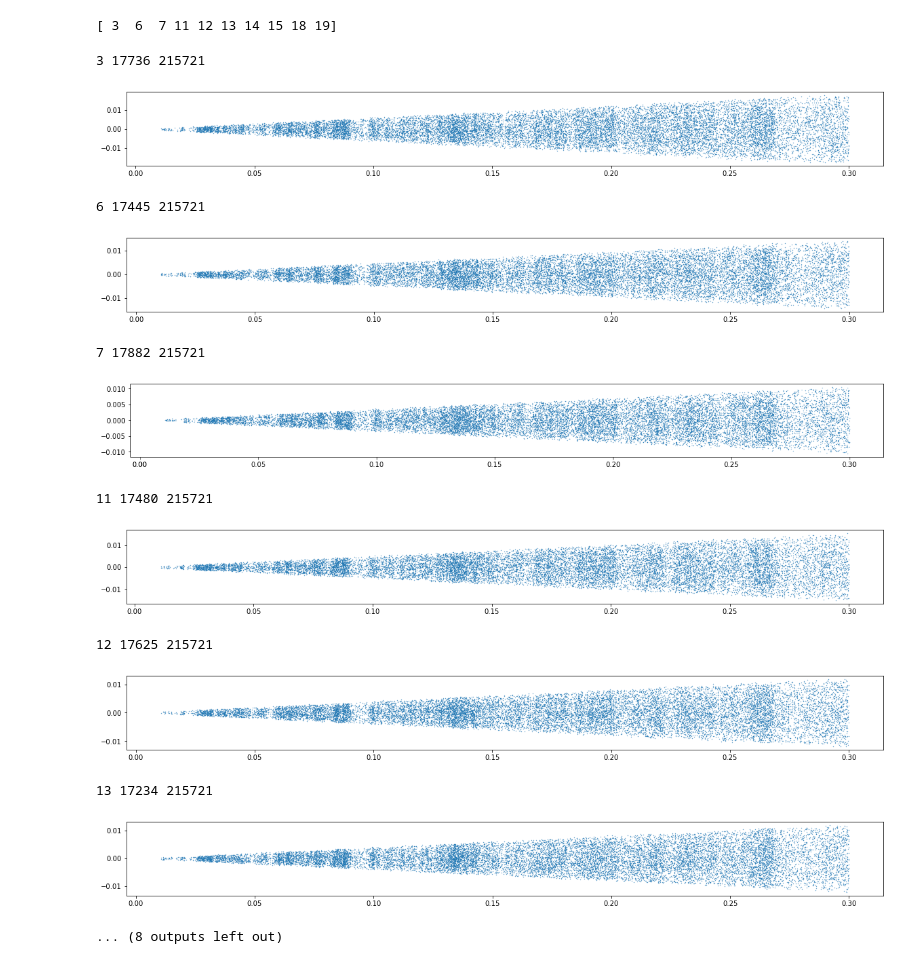
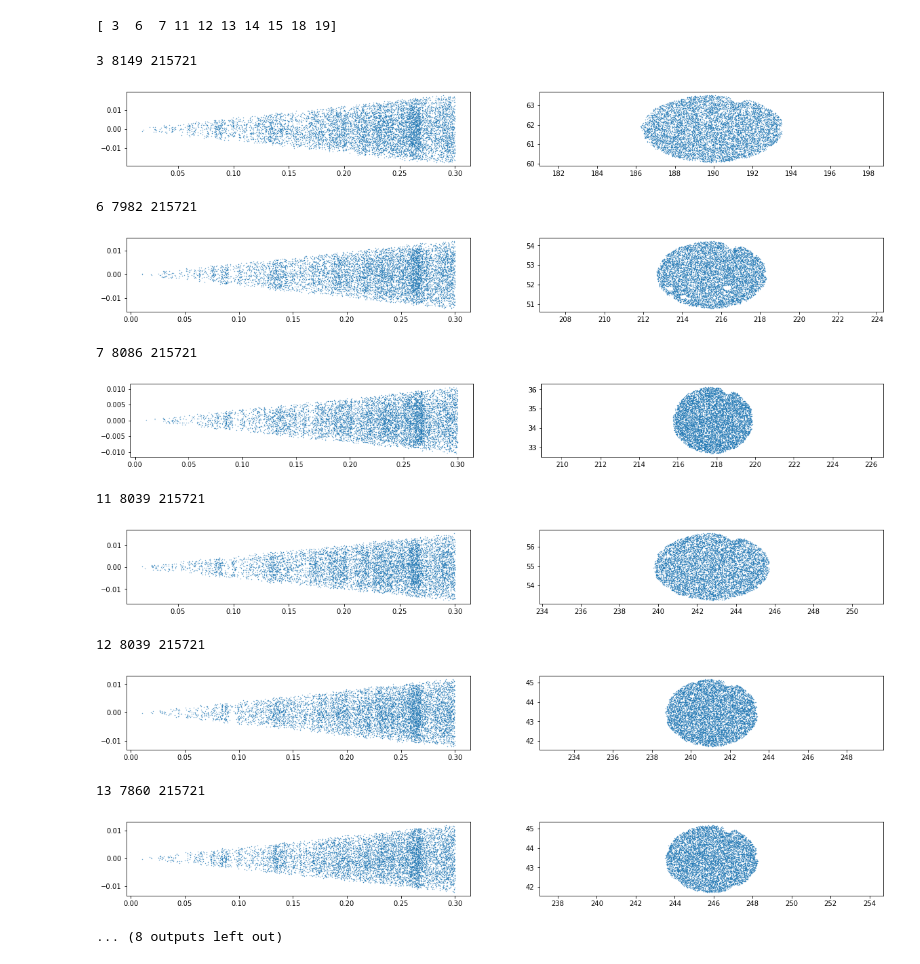
Before and after one commit to forero/CosmicWeb-VAC-DESI-EDR, a Jupyter notebook: nb/01_main_data_from_edr.ipynb, the cells around one changed output. Saved outputs shown, nothing was run; the diff lists cells and outputs as text; code cells hidden in the pictures.

Commit message:
produce data + randoms

```diff
--- a/nb/01_main_data_from_edr.ipynb
+++ b/nb/01_main_data_from_edr.ipynb
@@ -80,7 +81,7 @@ array([ 3,  6,  7, 11, 12, 13, 14, 15, 18, 19])
 # Full description for the rosette footprints.
 #https://desi.lbl.gov/trac/wiki/SurveyOps/OnePercent#Rosettefootprints
 for rosette_id in list_rosette:
-    ii = (lss_data['rosette_number']==rosette_id) & (lss_data['Z']<0.3)
+    ii = (lss_data['rosette_number']==rosette_id) & (lss_data['Z']<0.3) & (lss_data['ABSMAG_R']<-20.1826)
     data_rosette = lss_data[ii]
     print(len(data_rosette), rosette_id)
     plt.figure(figsize=(20,2))
@@ -88,7 +89,11 @@ for rosette_id in list_rosette:
     #plt.scatter(data_rosette['RA'], data_rosette['DEC'], alpha=0.1)
     #plt.subplot(1,2,2, adjustable='box')
 
+    plt.subplot(1,2,1)
     plt.scatter(data_rosette['Z'],
                 data_rosette['Z']*np.deg2rad(data_rosette['RA']-np.mean(data_rosette['RA'])), s=0.1)
+    plt.subplot(1,2,2)
+    plt.scatter(data_rosette['RA'], data_rosette['DEC'], s=0.1)
+    plt.axis('equal')
     plt.show()
 # %% [output]
@@ -159,26 +164,29 @@ print(list_rosette_random)
 # %%
 # Full description for the rosette footprints.
 #https://desi.lbl.gov/trac/wiki/SurveyOps/OnePercent#Rosettefootprints
 for rosette_id in list_rosette_random:
-    ii = (random['rosette_number']==rosette_id) & (random['Z']<0.3)
+    ii = (random['rosette_number']==rosette_id) & (random['Z']<0.3) & (random['ABSMAG_R']<-20.1826)
     data_rosette = random[ii]
     print(rosette_id, len(data_rosette), len(random))
     plt.figure(figsize=(20,2))
-
+    plt.subplot(1,2,1)
     plt.scatter(data_rosette['Z'],
                 data_rosette['Z']*np.deg2rad(data_rosette['RA']-np.mean(data_rosette['RA'])), s=0.1)
+    plt.subplot(1,2,2)
+    plt.scatter(data_rosette['RA'], data_rosette['DEC'], s=0.1)
+    plt.axis('equal')
     plt.show()
 # %% [output]
-3 17736 215721
+3 8149 215721
-[figure, old version]
+[figure, new version]
-6 17445 215721
+6 7982 215721
-[figure, old version]
+[figure, new version]
-7 17882 215721
+7 8086 215721
-[figure, old version]
+[figure, new version]
-11 17480 215721
+11 8039 215721
-[figure, old version]
+[figure, new version]
-12 17625 215721
+12 8039 215721
-[figure, old version]
+[figure, new version]
-13 17234 215721
+13 7860 215721
-[figure, old version]
+[figure, new version]
 ... (8 outputs left out)
```
Also changed, not shown: parts of 4 cells of this notebook.
